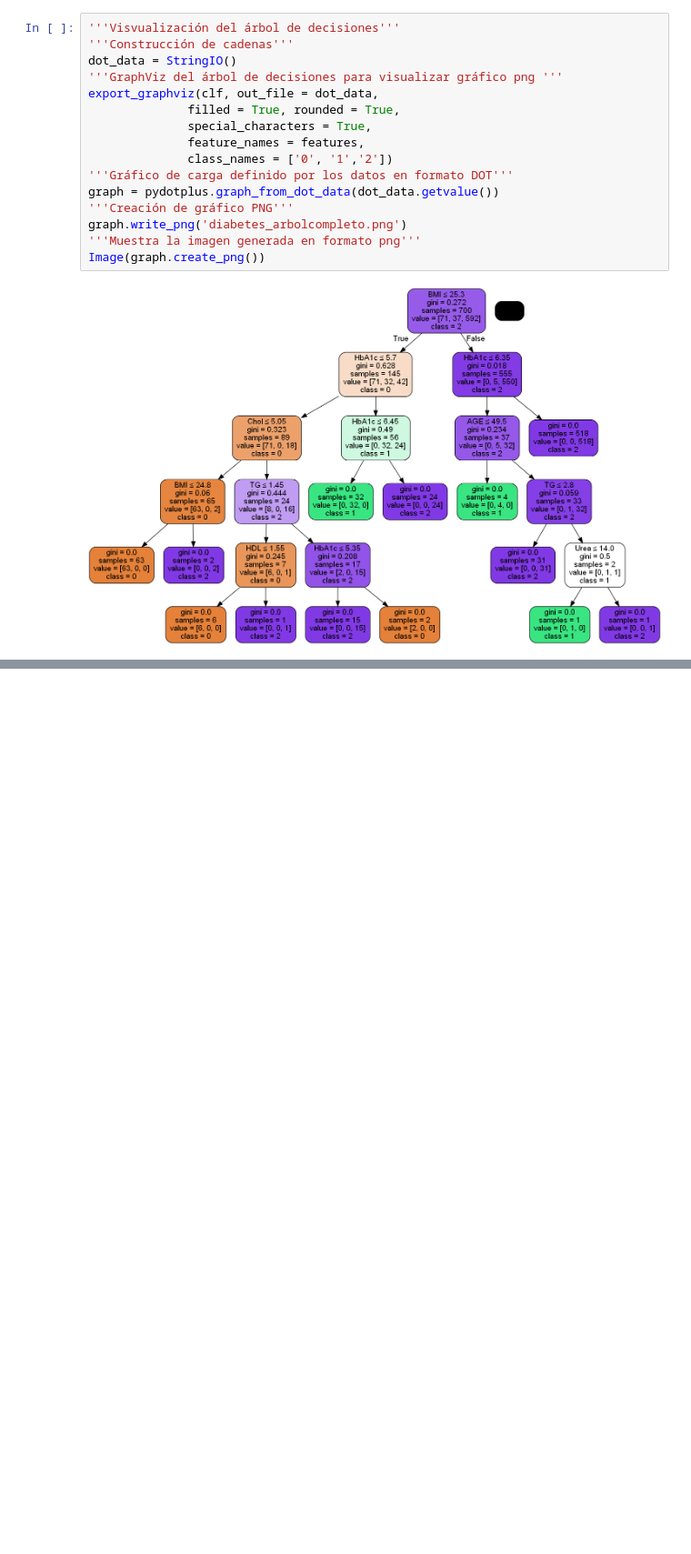
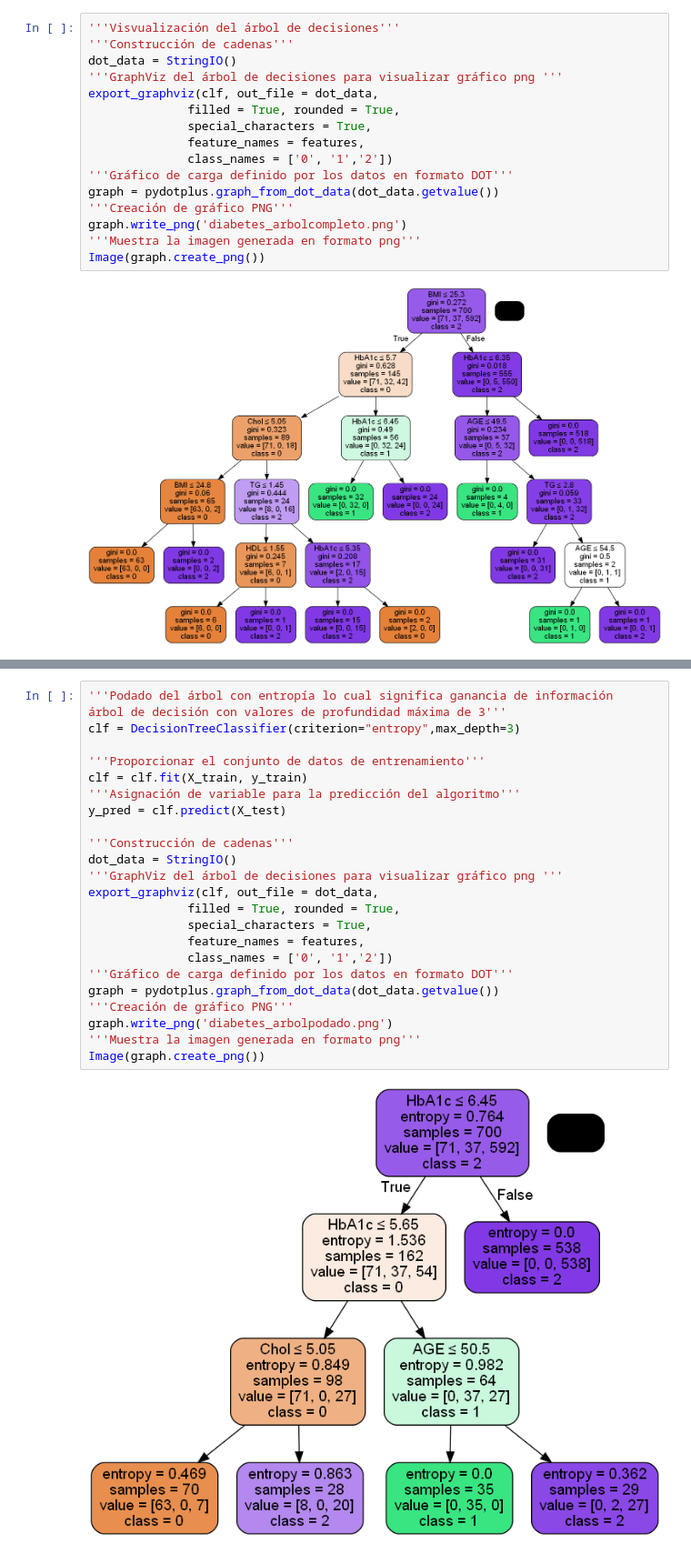
Before and after one commit to kxordonez/Arbol-de-Decision-con-Diabetes.csv, a Jupyter notebook: [NRC_6292]_XiomaraOrdonez_Lab1Unidad2.ipynb, the cells around one changed output, grey strips where cells are left out. Shown at 91% size. Cells and saved outputs as stored; diff of their text form; blank space fills up the shorter version.

Commit message:
Grafica del Arbol de Decision Podado

```diff
--- a/[NRC_6292]_XiomaraOrdonez_Lab1Unidad2.ipynb
+++ b/[NRC_6292]_XiomaraOrdonez_Lab1Unidad2.ipynb
@@ -231,0 +243,26 @@ Image(graph.create_png())
+# %%
+'''Podado del árbol con entropía lo cual significa ganancia de información
+árbol de decisión con valores de profundidad máxima de 3'''
+clf = DecisionTreeClassifier(criterion="entropy",max_depth=3)
+
+'''Proporcionar el conjunto de datos de entrenamiento'''
+clf = clf.fit(X_train, y_train)
+'''Asignación de variable para la predicción del algoritmo'''
+y_pred = clf.predict(X_test)
+
+'''Construcción de cadenas'''
+dot_data = StringIO()
+'''GraphViz del árbol de decisiones para visualizar gráfico png '''
+export_graphviz(clf, out_file = dot_data,
+              filled = True, rounded = True,
+              special_characters = True,
+              feature_names = features,
+              class_names = ['0', '1','2'])
+'''Gráfico de carga definido por los datos en formato DOT'''
+graph = pydotplus.graph_from_dot_data(dot_data.getvalue())
+'''Creación de gráfico PNG'''
+graph.write_png('diabetes_arbolpodado.png')
+'''Muestra la imagen generada en formato png'''
+Image(graph.create_png())
+# %% [output]
+[figure, added]
```
Also changed, not shown: parts of 2 cells of this notebook.
